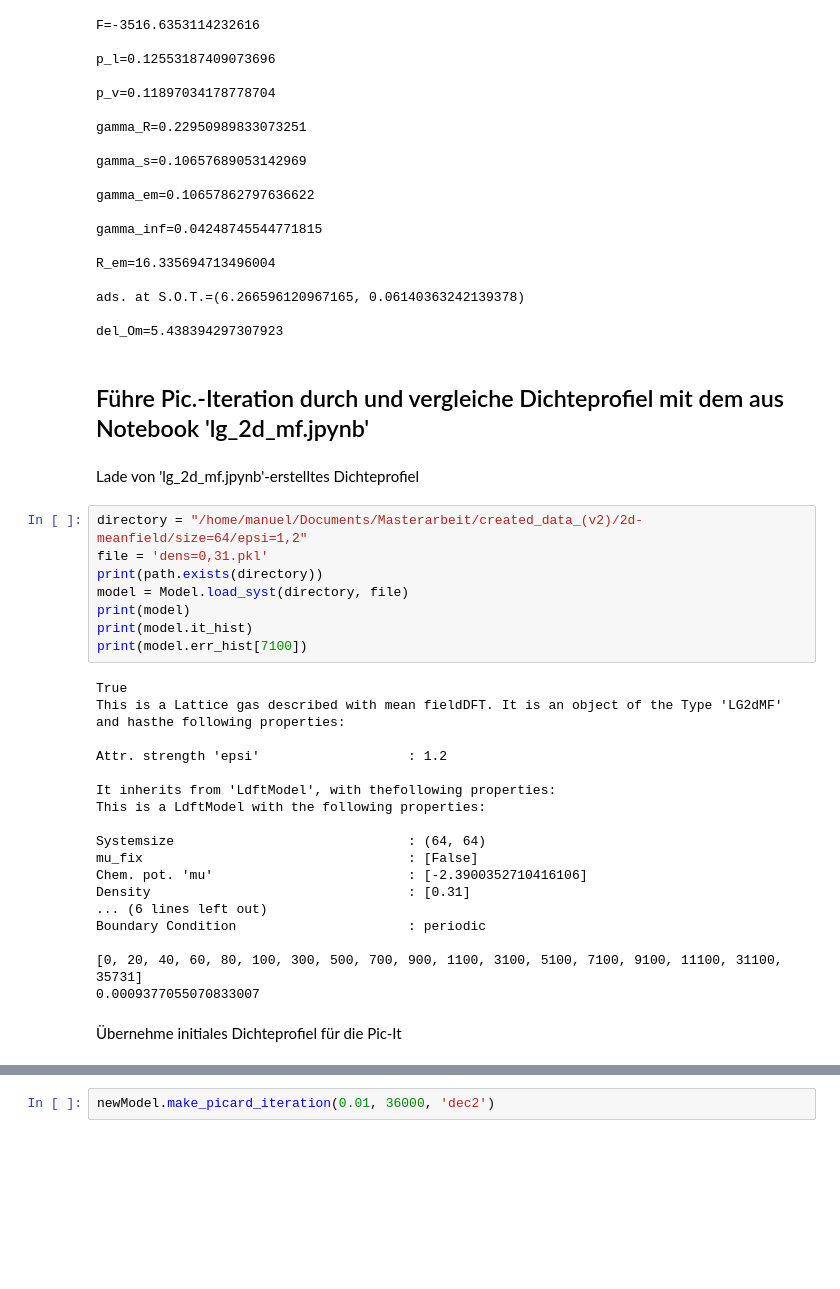
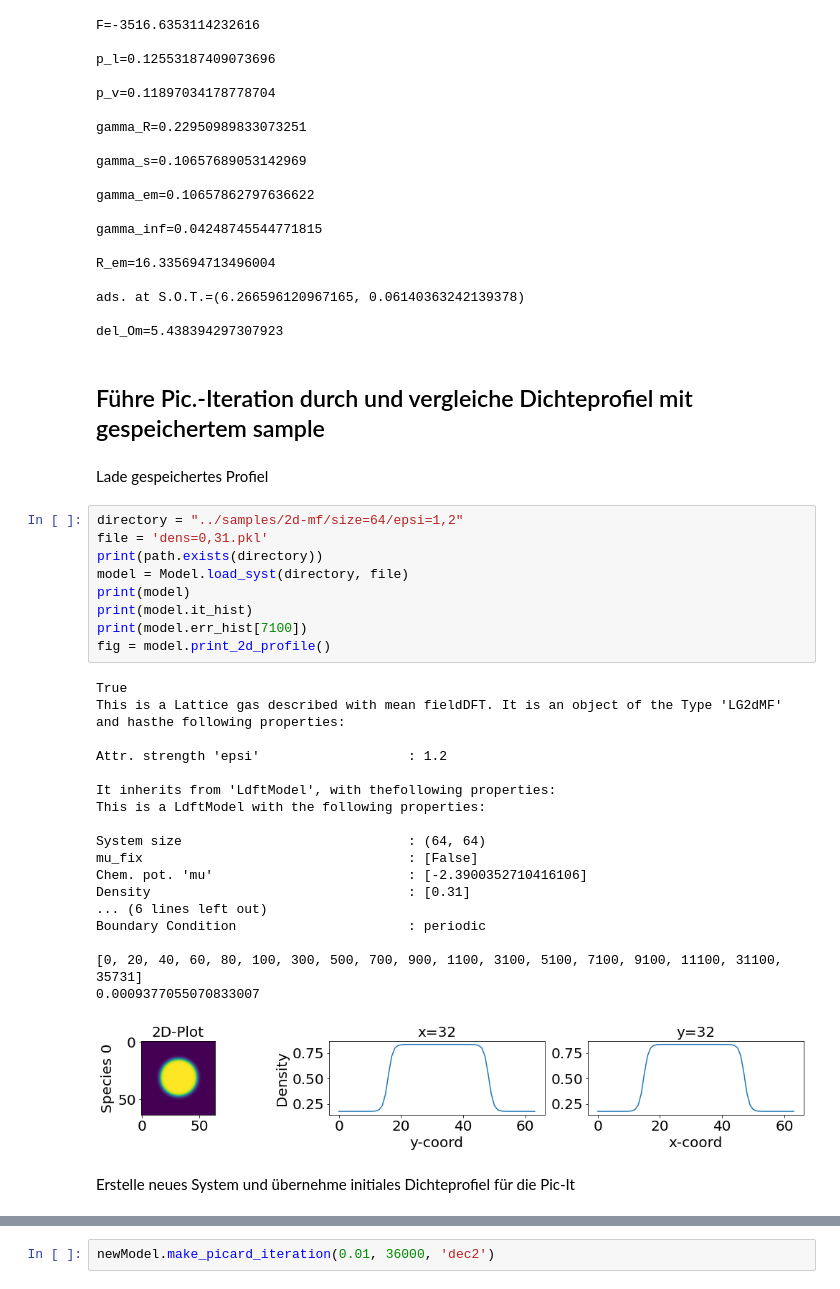
Before and after one commit to manuelmaeritz/LDFrienT, a Jupyter notebook: code/LG2dMeanField-testsheet.ipynb, the cells around one changed output, grey strips where cells are left out. Drawn from its saved outputs; the diff is of its cells as text; blank space fills up the shorter version.

```diff
--- a/code/LG2dMeanField-testsheet.ipynb
+++ b/code/LG2dMeanField-testsheet.ipynb
@@ -369,37 +367,39 @@ ads. at S.O.T.=(6.266596120967165, 0.06140363242139378)
 
 del_Om=5.438394297307923
 # %% [markdown]
-## Führe Pic.-Iteration durch und vergleiche Dichteprofiel mit dem aus Notebook 'lg_2d_mf.jpynb'
+## Führe Pic.-Iteration durch und vergleiche Dichteprofiel mit gespeichertem sample
-# %% [markdown]
-Lade von 'lg_2d_mf.jpynb'-erstelltes Dichteprofiel
+# %% [markdown]
+Lade gespeichertes Profiel
 # %%
-directory = "/home/manuel/Documents/Masterarbeit/created_data_(v2)/2d-meanfield/size=64/epsi=1,2"
+directory = "../samples/2d-mf/size=64/epsi=1,2"
 file = 'dens=0,31.pkl'
 print(path.exists(directory))
 model = Model.load_syst(directory, file)
 print(model)
 print(model.it_hist)
 print(model.err_hist[7100])
+fig = model.print_2d_profile()
 # %% [output]
 True
 This is a Lattice gas described with mean fieldDFT. It is an object of the Type 'LG2dMF' and hasthe following properties:
 
 Attr. strength 'epsi'                   : 1.2
 
 It inherits from 'LdftModel', with thefollowing properties:
 This is a LdftModel with the following properties:
 
-Systemsize                              : (64, 64)
+System size                             : (64, 64)
 mu_fix                                  : [False]
 Chem. pot. 'mu'                         : [-2.3900352710416106]
 Density                                 : [0.31]
 ... (6 lines left out)
 Boundary Condition                      : periodic
 
 [0, 20, 40, 60, 80, 100, 300, 500, 700, 900, 1100, 3100, 5100, 7100, 9100, 11100, 31100, 35731]
 0.0009377055070833007
+[figure, added]
 # %% [markdown]
-Übernehme initiales Dichteprofiel für die Pic-It
+Erstelle neues System und übernehme initiales Dichteprofiel für die Pic-It
 # %%
 newModel = Model(model.size, epsi=model.epsi, dens=model.dens, r=model.r_hist[0])
 print(newModel)
```
Also changed, not shown: parts of 5 cells of this notebook, 3 other files.
